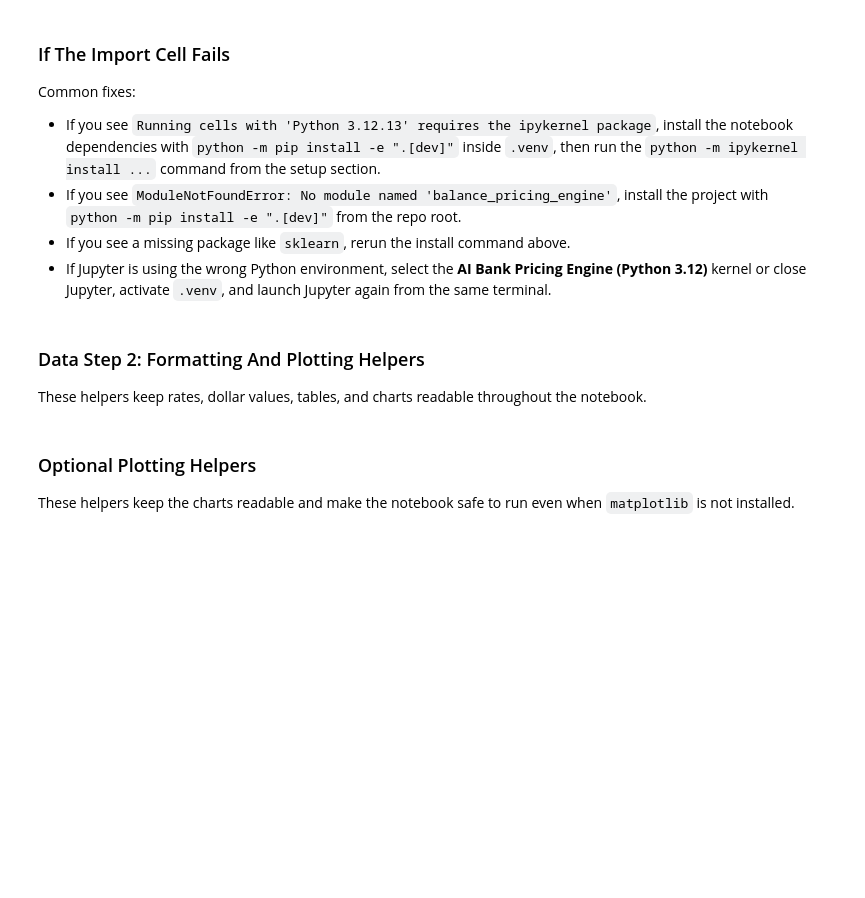
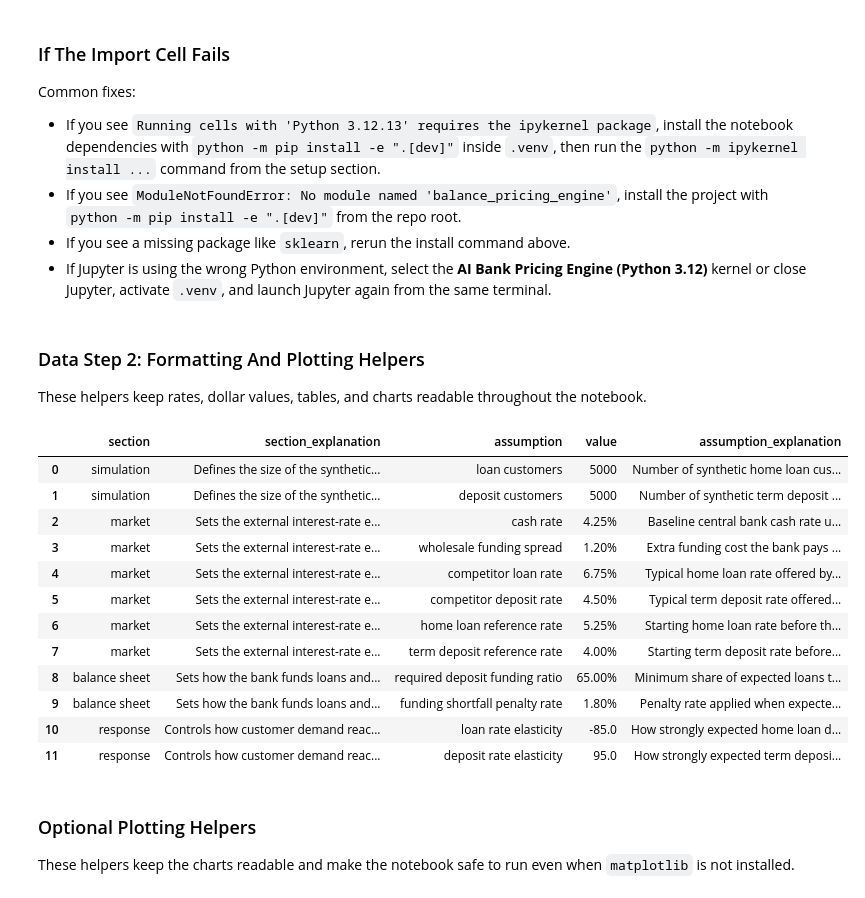
Before and after one commit to kcha193/ai-bank-pricing-engine, a Jupyter notebook: notebooks/bank_pricing_engine_walkthrough.ipynb, the cells around one changed output. Cells and saved outputs as stored; diff of their text form; code cells hidden in the pictures; blank space fills up the shorter version.

```diff
--- a/notebooks/bank_pricing_engine_walkthrough.ipynb
+++ b/notebooks/bank_pricing_engine_walkthrough.ipynb
@@ -204,6 +204,23 @@ Common fixes:
 These helpers keep rates, dollar values, tables, and charts readable throughout the notebook.
 # %%
 # Formatting and table helpers are imported from balance_pricing_engine.reporting.
+config = load_config(PROJECT_ROOT / "configs" / "base.yaml")
+
+build_config_summary(config)
+# %% [output]
+|  | section | section_explanation | assumption | value | assumption_explanation |
+| 0 | simulation | Defines the size of the synthetic... | loan customers | 5000 | Number of synthetic home loan cus... |
+| 1 | simulation | Defines the size of the synthetic... | deposit customers | 5000 | Number of synthetic term deposit ... |
+| 2 | market | Sets the external interest-rate e... | cash rate | 4.25% | Baseline central bank cash rate u... |
+| 3 | market | Sets the external interest-rate e... | wholesale funding spread | 1.20% | Extra funding cost the bank pays ... |
+| 4 | market | Sets the external interest-rate e... | competitor loan rate | 6.75% | Typical home loan rate offered by... |
+| 5 | market | Sets the external interest-rate e... | competitor deposit rate | 4.50% | Typical term deposit rate offered... |
+| 6 | market | Sets the external interest-rate e... | home loan reference rate | 5.25% | Starting home loan rate before th... |
+| 7 | market | Sets the external interest-rate e... | term deposit reference rate | 4.00% | Starting term deposit rate before... |
+| 8 | balance sheet | Sets how the bank funds loans and... | required deposit funding ratio | 65.00% | Minimum share of expected loans t... |
+| 9 | balance sheet | Sets how the bank funds loans and... | funding shortfall penalty rate | 1.80% | Penalty rate applied when expecte... |
+| 10 | response | Controls how customer demand reac... | loan rate elasticity | -85.0 | How strongly expected home loan d... |
+| 11 | response | Controls how customer demand reac... | deposit rate elasticity | 95.0 | How strongly expected term deposi... |
 # %% [markdown]
 ### Optional Plotting Helpers
 These helpers keep the charts readable and make the notebook safe to run even when `matplotlib` is not installed.
```
Also changed, not shown: parts of 4 cells of this notebook.
